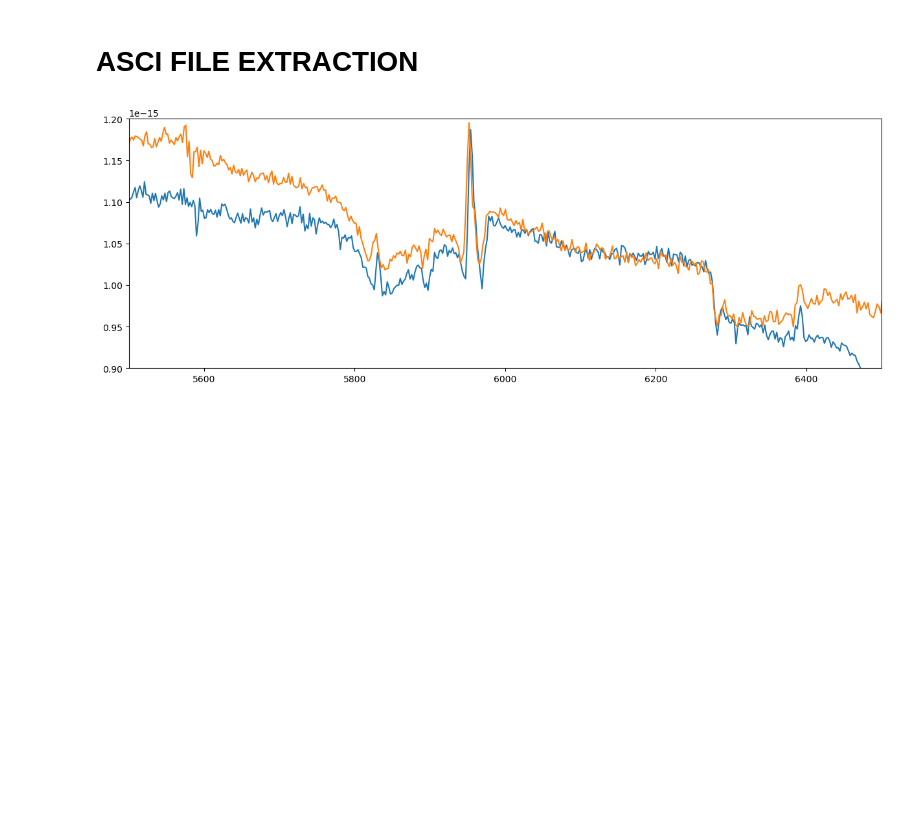
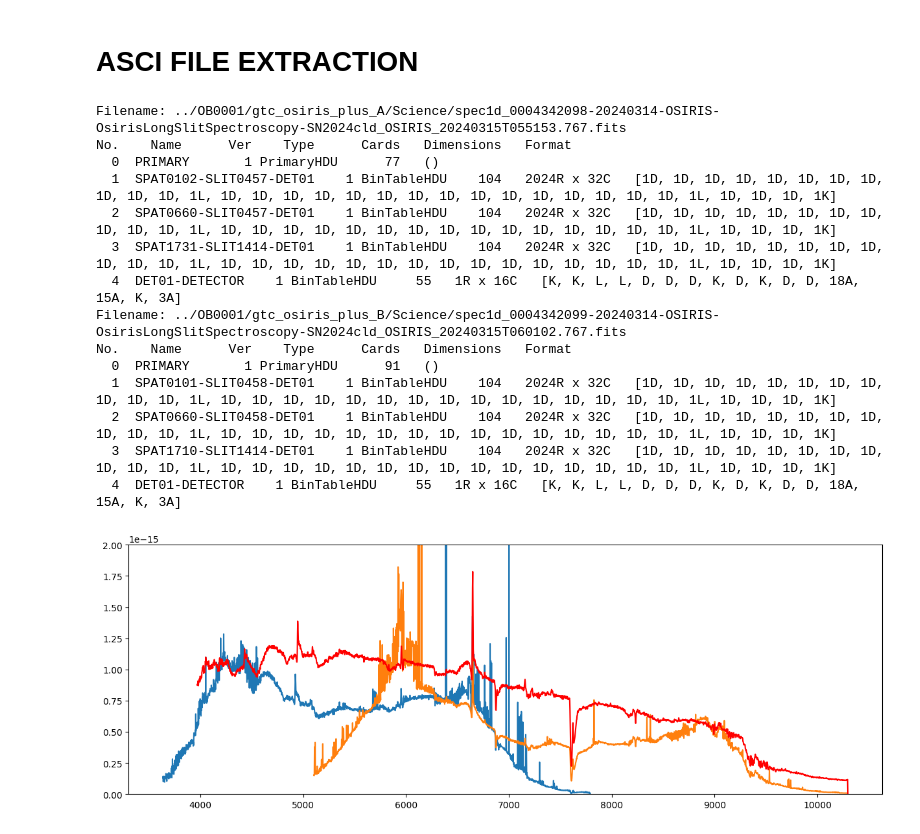
Before and after one commit to SN-ICE/OSIRIS_pipeline, a Jupyter notebook: notebooks/pypeit_tutorial.ipynb, the cells around one changed output. Drawn from its saved outputs; the diff is of its cells as text; code cells hidden in the pictures; blank space fills up the shorter version.

```diff
--- a/notebooks/pypeit_tutorial.ipynb
+++ b/notebooks/pypeit_tutorial.ipynb
@@ -308,32 +301,49 @@
 # %% [markdown]
 # ASCI FILE EXTRACTION
 # %%
-hdul=fits.open('/Users/m1/Desktop/GTC_PypeIt/ob1/Science/spec1d_0004342098-20240314-OSIRIS-OsirisLongSlitSpectroscopy-SN2024cld_OSIRIS_20240315T055153.767.fits')
-#hdul.info()
-specA=hdul[4].data
-hdul=fits.open('/Users/m1/Desktop/GTC_PypeIt/ob1/Science/spec1d_0004342099-20240314-OSIRIS-OsirisLongSlitSpectroscopy-SN2024cld_OSIRIS_20240315T060102.767.fits')
-#hdul.info()
-specB=hdul[7].data
+hdul=fits.open('../OB0001/gtc_osiris_plus_A/Science/spec1d_0004342098-20240314-OSIRIS-OsirisLongSlitSpectroscopy-SN2024cld_OSIRIS_20240315T055153.767.fits')
+hdul.info()
+specA=hdul[2].data
+hdul=fits.open('../OB0001/gtc_osiris_plus_B/Science/spec1d_0004342099-20240314-OSIRIS-OsirisLongSlitSpectroscopy-SN2024cld_OSIRIS_20240315T060102.767.fits')
+hdul.info()
+specB=hdul[2].data
 
-#sp1=Table.read('ob4/2022pul_BAA_IM_14may2023.dat', format='ascii', names=('w','f'),data_start=200)
-#sp2=Table.read('ob4/2022pul_BAA_IM_25jun2023.dat', format='ascii', names=('w','f'),data_start=200)
+
+
+
+sp1=Table.read('/Users/lluisgalbany/Desktop/GTC_PypeIt/OB0001/SN2024cld_20240314.txt', format='ascii', names=('w','f'),data_start=200)
+#sp2=Table.read('/Users/lluisgalbany/Downloads/_DATA/OSIRIS_old/SN2020itj_20200501_R1000B.txt', format='ascii', names=('w','f'),data_start=200)
 
 
 fig = plt.figure(figsize=(15,5))
 plt.plot(specA['OPT_WAVE'],specA['OPT_FLAM']*1e-17)
 plt.plot(specB['OPT_WAVE'],specB['OPT_FLAM']*1e-17*0.96)
-#plt.plot(sp1['w'],sp1['f']/7.5,c='r')
-#plt.plot(sp2['w'],sp2['f']/1.8,c='b')
+plt.plot(sp1['w'],sp1['f'],c='r')
+#plt.plot(sp2['w'],sp2['f'],c='b')
 #plt.gca().set_yscale('log')
 #plt.plot([7500,7500],[0,3e-16])
-plt.xlim(5500,6500)
-plt.ylim(0.9e-15,1.2e-15)
+#plt.xlim(3500,4500)
+plt.ylim(0.0e-15,2e-15)
 plt.show()
 
 
-table = {'x': specA['OPT_WAVE'], 'f': specA['OPT_FLAM']*1e-17}
-ascii.write(table, '/Users/m1/Desktop/GTC_PypeIt/ob1/SN2024cld_R1000B.txt', formats={'x': '%.3f', 'f': '%e'},overwrite=True )
-table = {'x': specB['OPT_WAVE'], 'f': specB['OPT_FLAM']*1e-17*0.96}
-ascii.write(table, '/Users/m1/Desktop/GTC_PypeIt/ob1/SN2024lcd_R1000R.txt', formats={'x': '%.3f', 'f': '%e'},overwrite=True )
+#table = {'x': specA['OPT_WAVE'], 'f': specA['OPT_FLAM']*1e-17}
+#ascii.write(table, '/Users/m1/Desktop/GTC_PypeIt/ob1/SN2024cld_R1000B.txt', formats={'x': '%.3f', 'f': '%e'},overwrite=True )
+#table = {'x': specB['OPT_WAVE'], 'f': specB['OPT_FLAM']*1e-17*0.96}
+#ascii.write(table, '/Users/m1/Desktop/GTC_PypeIt/ob1/SN2024lcd_R1000R.txt', formats={'x': '%.3f', 'f': '%e'},overwrite=True )
 # %% [output]
+Filename: ../OB0001/gtc_osiris_plus_A/Science/spec1d_0004342098-20240314-OSIRIS-OsirisLongSlitSpectroscopy-SN2024cld_OSIRIS_20240315T055153.767.fits
+No.    Name      Ver    Type      Cards   Dimensions   Format
+  0  PRIMARY       1 PrimaryHDU      77   ()
+  1  SPAT0102-SLIT0457-DET01    1 BinTableHDU    104   2024R x 32C   [1D, 1D, 1D, 1D, 1D, 1D, 1D, 1D, 1D, 1D, 1D, 1L, 1D, 1D, 1D, 1D, 1D, 1D, 1D, 1D, 1D, 1D, 1D, 1D, 1D, 1D, 1D, 1L, 1D, 1D, 1D, 1K]
+  2  SPAT0660-SLIT0457-DET01    1 BinTableHDU    104   2024R x 32C   [1D, 1D, 1D, 1D, 1D, 1D, 1D, 1D, 1D, 1D, 1D, 1L, 1D, 1D, 1D, 1D, 1D, 1D, 1D, 1D, 1D, 1D, 1D, 1D, 1D, 1D, 1D, 1L, 1D, 1D, 1D, 1K]
+  3  SPAT1731-SLIT1414-DET01    1 BinTableHDU    104   2024R x 32C   [1D, 1D, 1D, 1D, 1D, 1D, 1D, 1D, 1D, 1D, 1D, 1L, 1D, 1D, 1D, 1D, 1D, 1D, 1D, 1D, 1D, 1D, 1D, 1D, 1D, 1D, 1D, 1L, 1D, 1D, 1D, 1K]
+  4  DET01-DETECTOR    1 BinTableHDU     55   1R x 16C   [K, K, L, L, D, D, D, K, D, K, D, D, 18A, 15A, K, 3A]
+Filename: ../OB0001/gtc_osiris_plus_B/Science/spec1d_0004342099-20240314-OSIRIS-OsirisLongSlitSpectroscopy-SN2024cld_OSIRIS_20240315T060102.767.fits
+No.    Name      Ver    Type      Cards   Dimensions   Format
+  0  PRIMARY       1 PrimaryHDU      91   ()
+  1  SPAT0101-SLIT0458-DET01    1 BinTableHDU    104   2024R x 32C   [1D, 1D, 1D, 1D, 1D, 1D, 1D, 1D, 1D, 1D, 1D, 1L, 1D, 1D, 1D, 1D, 1D, 1D, 1D, 1D, 1D, 1D, 1D, 1D, 1D, 1D, 1D, 1L, 1D, 1D, 1D, 1K]
+  2  SPAT0660-SLIT0458-DET01    1 BinTableHDU    104   2024R x 32C   [1D, 1D, 1D, 1D, 1D, 1D, 1D, 1D, 1D, 1D, 1D, 1L, 1D, 1D, 1D, 1D, 1D, 1D, 1D, 1D, 1D, 1D, 1D, 1D, 1D, 1D, 1D, 1L, 1D, 1D, 1D, 1K]
+  3  SPAT1710-SLIT1414-DET01    1 BinTableHDU    104   2024R x 32C   [1D, 1D, 1D, 1D, 1D, 1D, 1D, 1D, 1D, 1D, 1D, 1L, 1D, 1D, 1D, 1D, 1D, 1D, 1D, 1D, 1D, 1D, 1D, 1D, 1D, 1D, 1D, 1L, 1D, 1D, 1D, 1K]
+  4  DET01-DETECTOR    1 BinTableHDU     55   1R x 16C   [K, K, L, L, D, D, D, K, D, K, D, D, 18A, 15A, K, 3A]
-[figure, old version]
+[figure, new version]
```
Also changed, not shown: parts of 3 cells of this notebook, 13 other files.
